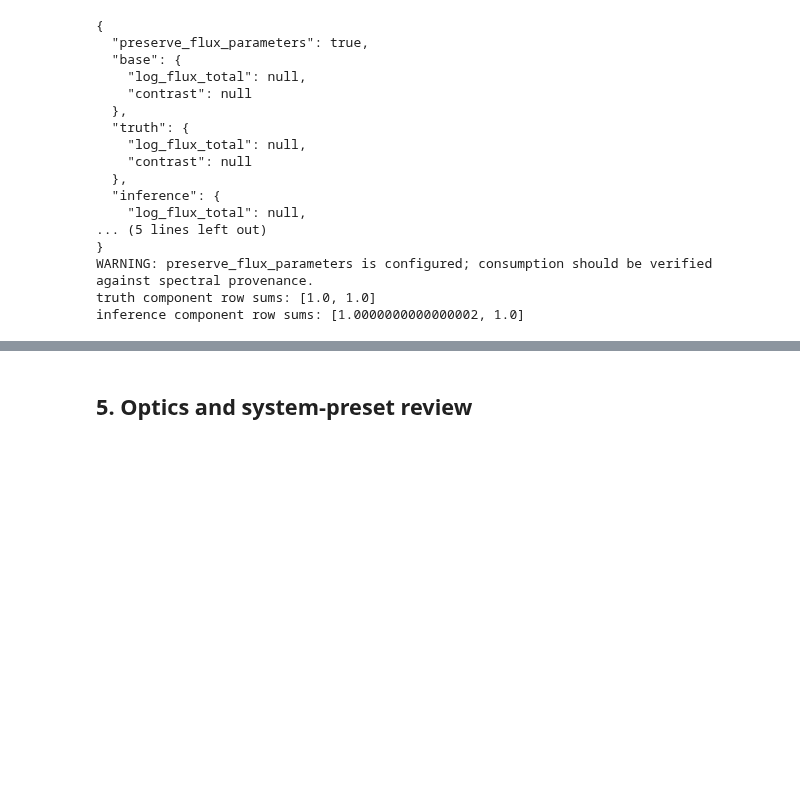
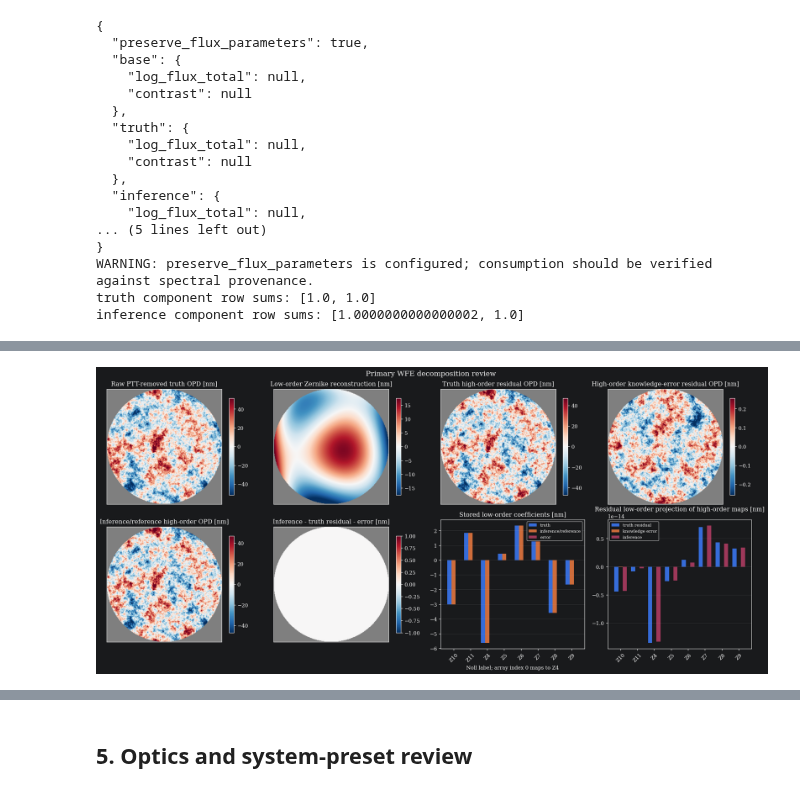
Before and after one commit to wakinget/dluxshera-sandbox, a Jupyter notebook: examples/notebooks/full_fidelity_resolved_system_review.ipynb, the cells around one changed output, grey strips where cells are left out. Saved outputs shown, nothing was run; the diff lists cells and outputs as text; code cells hidden in the pictures; blank space fills up the shorter version.

Commit message:
Update full fidelity end to end campaign utilities based on review findings.

```diff
--- a/examples/notebooks/full_fidelity_resolved_system_review.ipynb
+++ b/examples/notebooks/full_fidelity_resolved_system_review.ipynb
@@ -426,12 +466,15 @@ print("enabled:", wfe_summary.get("enabled"))
 print("warnings:", wfe_summary.get("warnings"))
 for mirror, item in wfe_summary.get("mirrors", {}).items():
     print("\n", mirror)
-    print(" requested truth RMS:", item["requested_truth_rms_nm"], "measured:", item["truth_stats"]["rms_nm"])
-    print(" requested error RMS:", item["requested_knowledge_error_rms_nm"], "measured:", item["knowledge_error_stats"]["rms_nm"])
-    print(" low-order error coeffs:", item["zernike_coefficients_nm"]["error"])
-    print(" index mapping:", item["noll_index_mapping"])
-    if item["truth_opd_nm"].shape[0] < int(truth_system["optics"].get("pupil_npix", 0)):
-        print("WARNING: WFE npix is much smaller than optics pupil_npix", item["truth_opd_nm"].shape, truth_system["optics"].get("pupil_npix"))
+    print(" requested truth RMS:", item["requested_truth_rms_nm"], "high-order residual measured:", item["rms_nm"]["truth_high_order_residual"])
+    print(" requested error RMS:", item["requested_knowledge_error_rms_nm"], "residual measured:", item["rms_nm"]["knowledge_error_residual"])
+    print(" raw = low-order + residual RMS:", item["rms_nm"]["raw_ptt_removed_truth"], item["rms_nm"]["low_order_reconstruction"], item["rms_nm"]["truth_high_order_residual"])
+    print(" inference sum residual RMS:", item["rms_nm"]["inference_sum_residual"])
+    print(" stored coefficient index mapping:", item["coefficient_array_index_mapping"])
+    if item["warnings"]:
+        print(" mirror warnings:", item["warnings"])
+    if item["truth_high_order_residual_opd_nm"].shape[0] < int(truth_system["optics"].get("pupil_npix", 0)):
+        print("WARNING: WFE npix is much smaller than optics pupil_npix", item["truth_high_order_residual_opd_nm"].shape, truth_system["optics"].get("pupil_npix"))
 # %% [output]
 enabled: True
 warnings: []
@@ -452,30 +495,47 @@ WARNING: WFE npix is much smaller than optics pupil_npix (128, 128) 256
 # %%
+wfe_cmap = review.cmap_with_bad("RdBu_r", bad="0.5")
 for mirror, item in wfe_summary.get("mirrors", {}).items():
-    fig, axes = plt.subplots(2, 3, figsize=(14, 8))
-    maps = [
-        ("truth OPD [nm]", item["truth_opd_nm"]),
-        ("inference/reference OPD [nm]", item["inference_opd_nm"]),
-        ("knowledge error [nm]", item["knowledge_error_opd_nm"]),
-        ("mask", item["mask"].astype(float)),
+    title_prefix = mirror.capitalize()
+    fig, axes = plt.subplots(2, 4, figsize=(18, 8.5))
+    fig.suptitle(f"{title_prefix} WFE decomposition review", fontsize=14)
+    image_panels = [
+        ("Raw PTT-removed truth OPD [nm]", item["raw_ptt_removed_truth_opd_nm"]),
+        ("Low-order Zernike reconstruction [nm]", item["low_order_truth_reconstruction_nm"]),
+        ("Truth high-order residual OPD [nm]", item["truth_high_order_residual_opd_nm"]),
+        ("High-order knowledge-error residual OPD [nm]", item["knowledge_error_high_order_residual_opd_nm"]),
+        ("Inference/reference high-order OPD [nm]", item["inference_high_order_opd_nm"]),
+        ("Inference - truth residual - error [nm]", item["inference_sum_residual_nm"]),
     ]
-    for ax, (title, arr) in zip(axes.flat[:4], maps):
-        im = ax.imshow(arr, origin="lower", cmap="RdBu_r" if "mask" not in title else "gray")
-        ax.set_title(f"{mirror} {title}")
-        plt.colorbar(im, ax=ax, shrink=0.8)
-    vals = item["mask"]
-    axes[1,1].hist(item["truth_opd_nm"][vals].ravel(), bins=25, alpha=0.5, label="truth")
-    axes[1,1].hist(item["inference_opd_nm"][vals].ravel(), bins=25, alpha=0.5, label="inference")
-    axes[1,1].hist(item["knowledge_error_opd_nm"][vals].ravel(), bins=25, alpha=0.5, label="error")
-    axes[1,1].set_title("masked OPD histogram")
-    axes[1,1].legend()
-    coeff = item["zernike_coefficients_nm"]
-    labels = list(coeff["truth"].keys())
+    for ax, (title, arr) in zip(axes.flat[:6], image_panels):
+        masked = review.masked_for_imshow(arr, item["mask"])
+        vmin, vmax = review.symmetric_nan_limits(masked, percentile=99.0)
+        im = ax.imshow(masked, origin="lower", cmap=wfe_cmap, vmin=vmin, vmax=vmax)
+        ax.set_title(title)
+        ax.set_xticks([])
+        ax.set_yticks([])
+        plt.colorbar(im, ax=ax, shrink=0.75)
+
+    labels = list(item["stored_low_order_coefficients_nm"]["truth"].keys())
     x = np.arange(len(labels))
-    axes[1,2].bar(x - 0.25, [coeff["truth"][k] for k in labels], width=0.25, label="truth")
-    axes[1,2].bar(x, [coeff["inference"][k] for k in labels], width=0.25, label="inference")
-    axes[1,2].bar(x + 0.25, [coeff["error"][k] for k in labels], width=0.25, label="error")
-    axes[1,2].set_xticks(x, labels, rotation=45)
-    axes[1,2].set_title("low-order Zernike fits")
-    axes[1,2].legend()
+    stored = item["stored_low_order_coefficients_nm"]
+    axes.flat[6].bar(x - 0.25, [stored["truth"][k] for k in labels], width=0.25, label="truth")
+    axes.flat[6].bar(x, [stored["inference"][k] for k in labels], width=0.25, label="inference/reference")
+    axes.flat[6].bar(x + 0.25, [stored["error"][k] for k in labels], width=0.25, label="error")
+    axes.flat[6].set_xticks(x, labels, rotation=45)
+    axes.flat[6].set_title("Stored low-order coefficients [nm]")
+    axes.flat[6].set_xlabel("Noll label; array index 0 maps to Z4")
+    axes.flat[6].grid(True, axis="y", alpha=0.25)
+    axes.flat[6].legend(fontsize=8)
+
+    projection = item["residual_low_order_projection_nm"]
+    axes.flat[7].bar(x - 0.25, [projection["truth_high_order_residual"][k] for k in labels], width=0.25, label="truth residual")
+    axes.flat[7].bar(x, [projection["knowledge_error_residual"][k] for k in labels], width=0.25, label="knowledge error")
+    axes.flat[7].bar(x + 0.25, [projection["inference_high_order"][k] for k in labels], width=0.25, label="inference")
+    axes.flat[7].set_xticks(x, labels, rotation=45)
+    axes.flat[7].set_title("Residual low-order projection of high-order maps [nm]")
+    axes.flat[7].grid(True, axis="y", alpha=0.25)
+    axes.flat[7].legend(fontsize=8)
     plt.tight_layout()
     plt.show()
+# %% [output]
+[figure, added]
```
Also changed, not shown: parts of 34 cells of this notebook, 40 other files.
